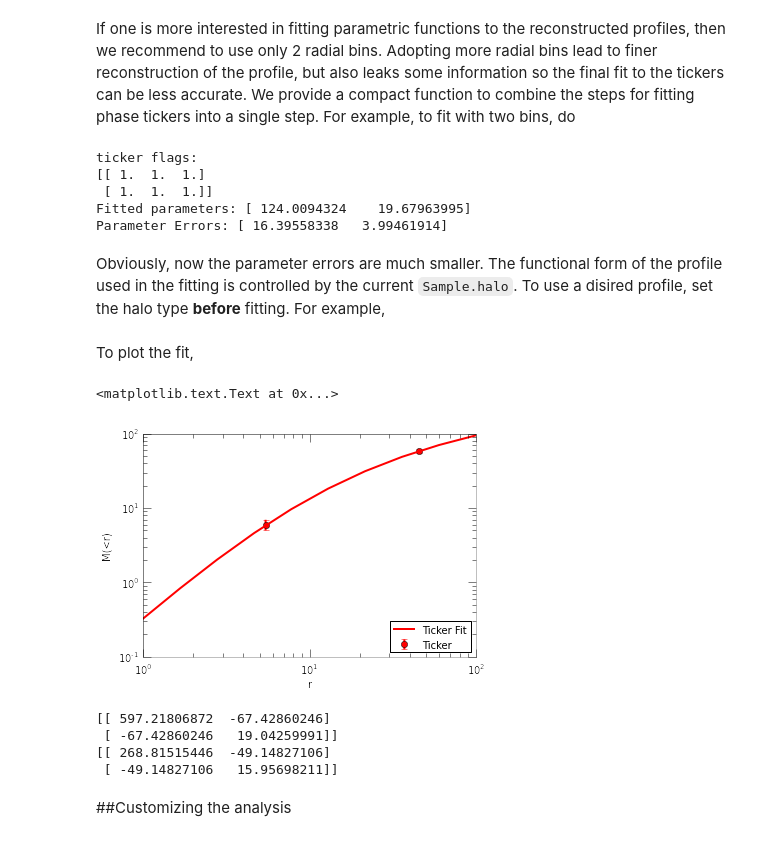
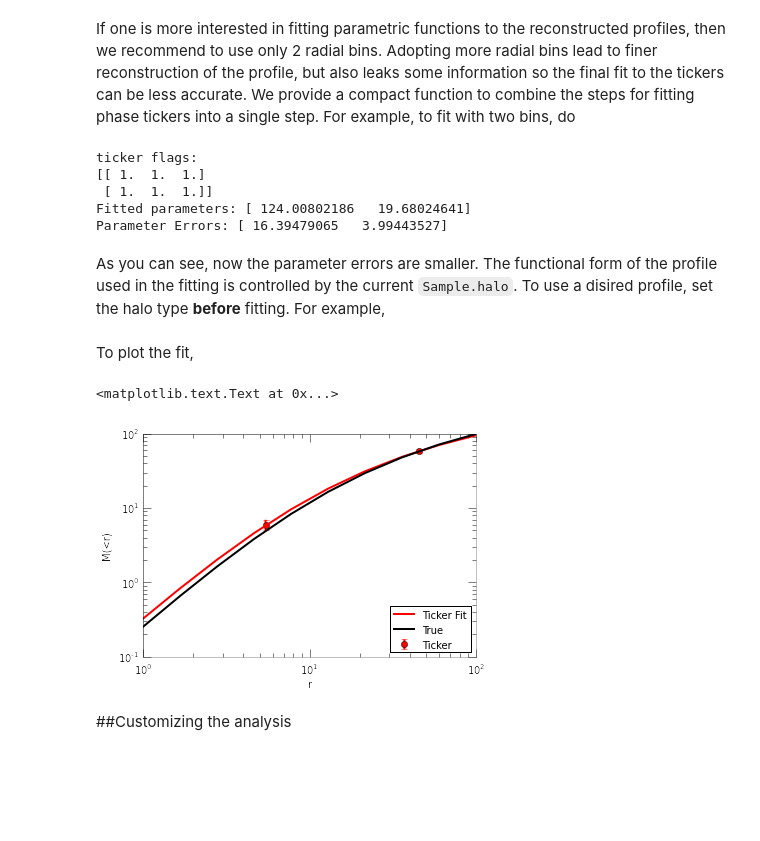
Before and after one commit to Kambrian/oPDF, a Jupyter notebook: tutorial.ipynb, the cells around one changed output. Cells and saved outputs as stored; diff of their text form; code cells hidden in the pictures; blank space fills up the shorter version.

```diff
--- a/tutorial.ipynb
+++ b/tutorial.ipynb
@@ -219,7 +217,7 @@ r=np.logspace(0,2,10)
 plt.plot(r, halomass(r, par[0], par[1]), 'r-', label='Ticker Fit')
 
 #true mass profile:
-halo=Halo(halotype=HaloTypes.NFWMC)
+halo=Halo()
 halo.set_param(x0) #x0 are the true parameters
 plt.plot(r, halo.mass(r), 'k-', label='True')
 
@@ -235,7 +233,7 @@ plt.ylabel('M(<r)')
 If one is more interested in fitting parametric functions to the reconstructed profiles, then we recommend to use only 2 radial bins. Adopting more radial bins lead to finer reconstruction of the profile, but also leaks some information so the final fit to the tickers can be less accurate. We provide a compact function to combine the steps for fitting phase tickers into a single step.
 For example, to fit with two bins, do
 # %%
-par2,Cov2,tickers2=Sample.phase_ticker_fit(nbin=2)
+par2,Cov2,tickers2=Sample.phase_ticker_fit(par0=[100,10], nbin=2)
 print 'ticker flags:\n', tickers2[:,4:]
 print 'Fitted parameters:', par2
 print 'Parameter Errors:', np.sqrt(np.diagonal(Cov2))
@@ -243,10 +241,10 @@ print 'Parameter Errors:', np.sqrt(np.diagonal(Cov2))
 ticker flags:
 [[ 1.  1.  1.]
  [ 1.  1.  1.]]
-Fitted parameters: [ 124.0094324    19.67963995]
-Parameter Errors: [ 16.39558338   3.99461914]
+Fitted parameters: [ 124.00802186   19.68024641]
+Parameter Errors: [ 16.39479065   3.99443527]
 # %% [markdown]
-Obviously, now the parameter errors are much smaller. The functional form of the profile used in the fitting is controlled by the current `Sample.halo`. To use a disired profile, set the halo type **before** fitting. For example,
+As you can see, now the parameter errors are smaller. The functional form of the profile used in the fitting is controlled by the current `Sample.halo`. To use a disired profile, set the halo type **before** fitting. For example,
 # %%
 Sample.halo.set_type(HaloTypes.NFWMC, scales=[1,1])
 # %% [markdown]
@@ -254,26 +252,18 @@ To plot the fit,
 # %%
 fig=plt.figure()
 plt.errorbar(tickers2[:,0], tickers2[:,1], yerr=[tickers2[:,1]-tickers2[:,2], tickers2[:,3]-tickers2[:,1]], fmt='ro', label='Ticker')
 
 Sample.halo.set_param(par2)
 plt.plot(r, Sample.halo.mass(r), 'r-', label='Ticker Fit')
-
+plt.plot(r, halo.mass(r), 'k-', label='True')
 plt.legend(loc=4)
 plt.xscale('log')
 plt.yscale('log')
 plt.xlabel('r')
 plt.ylabel('M(<r)')
 # %% [output]
 <matplotlib.text.Text at 0x...>
-[figure, old version]
+[figure, new version]
-# %%
-print Cov
-print Cov2
-# %% [output]
-[[ 597.21806872  -67.42860246]
- [ -67.42860246   19.04259991]]
-[[ 268.81515446  -49.14827106]
- [ -49.14827106   15.95698211]]
 # %% [markdown]
 ##Customizing the analysis
 # %% [markdown]
```
Also changed, not shown: parts of 5 cells of this notebook.
